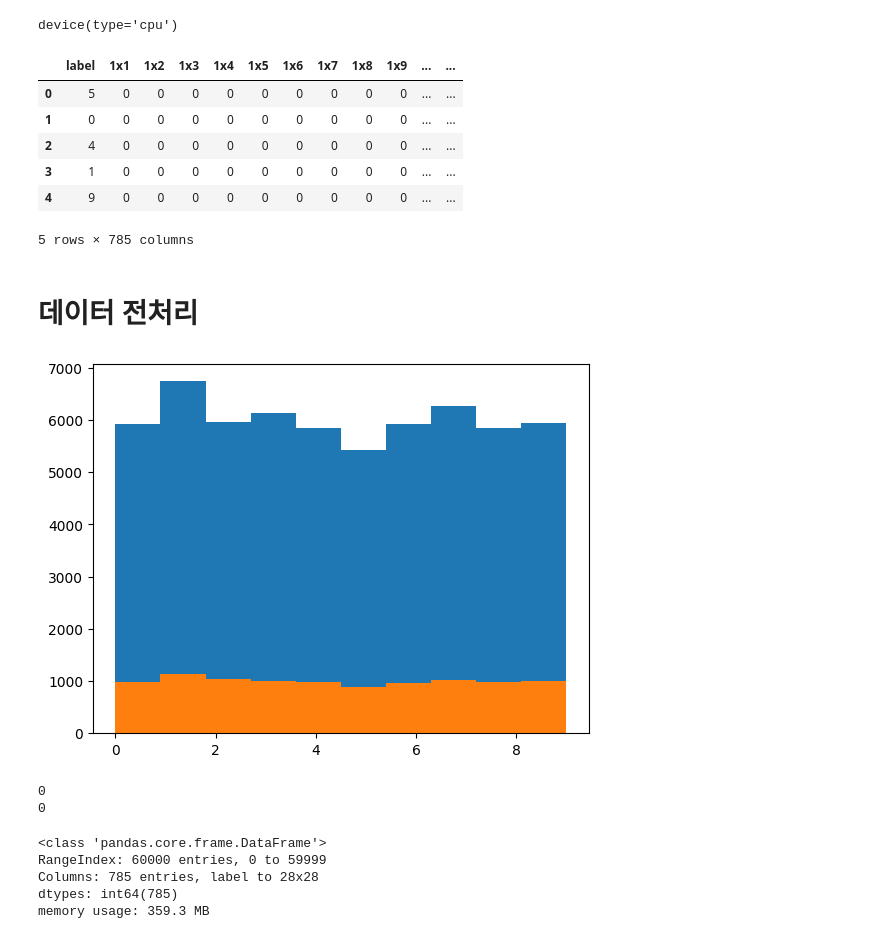
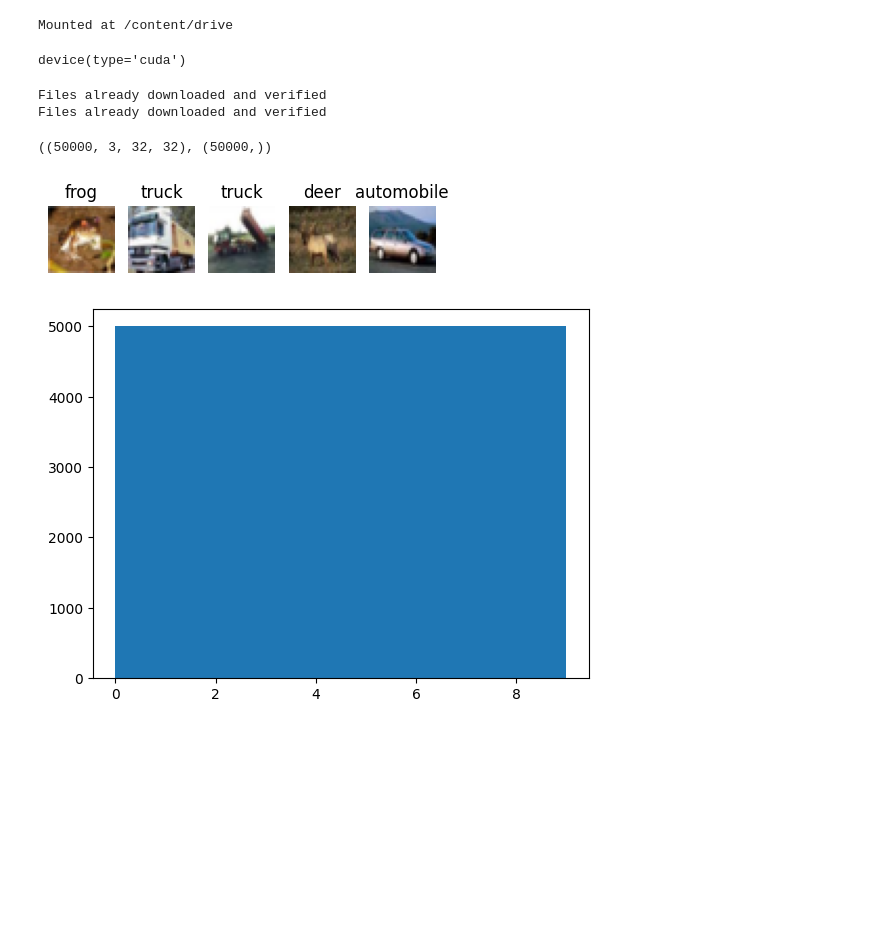
Before and after one commit to gsa-projects/ai-learning-study, a Jupyter notebook: M04_01.ipynb, the cells around one changed output. Cells and saved outputs as stored; diff of their text form; code cells hidden in the pictures; blank space fills up the shorter version.

```diff
--- a/M04_01.ipynb
+++ b/M04_01.ipynb
@@ -32,43 +42,50 @@ Requirement already satisfied: mpmath>=0.19 in c:\users\rhseung\appdata\local\pr
 # %%
-# drive.mount('/content/drive')
-# data_dir = '/content/drive/MyDrive/ml-class-rhseung/data'
-data_dir = './data'
+drive.mount('/content/drive')
+data_dir = '/content/drive/MyDrive/ml-class-rhseung/data/'
+# data_dir = './data'
 device = torch.device('cuda' if torch.cuda.is_available() else 'cpu')
+
 device
 # %% [output]
-device(type='cpu')
+Mounted at /content/drive
+device(type='cuda')
-# %%
-train_data = pd.read_csv(f'{data_dir}/mnist_train.csv')
-test_data = pd.read_csv(f'{data_dir}/mnist_test.csv')
-
-train_data.head()
-# %% [output]
-|  | label | 1x1 | 1x2 | 1x3 | 1x4 | 1x5 | 1x6 | 1x7 | 1x8 | 1x9 | ... | ... |
-| 0 | 5 | 0 | 0 | 0 | 0 | 0 | 0 | 0 | 0 | 0 | ... | ... |
-| 1 | 0 | 0 | 0 | 0 | 0 | 0 | 0 | 0 | 0 | 0 | ... | ... |
-| 2 | 4 | 0 | 0 | 0 | 0 | 0 | 0 | 0 | 0 | 0 | ... | ... |
-| 3 | 1 | 0 | 0 | 0 | 0 | 0 | 0 | 0 | 0 | 0 | ... | ... |
-| 4 | 9 | 0 | 0 | 0 | 0 | 0 | 0 | 0 | 0 | 0 | ... | ... |
-5 rows × 785 columns
-# %% [markdown]
-# 데이터 전처리
+# %%
+train_and_valid_dset = datasets.CIFAR10(
+    root=data_dir,
+    train=True,
+    download=True,
+    transform=transforms.ToTensor()
+)
+
+test_dset = datasets.CIFAR10(
+    root=data_dir,
+    train=False,
+    download=True,
+    transform=transforms.ToTensor()
+)
+# %% [output]
+Files already downloaded and verified
+Files already downloaded and verified
+# %%
+class_maps = train_and_valid_dset.classes
+
+X = np.array(train_and_valid_dset.data).transpose(0, 3, 1, 2)
+Y = np.array(train_and_valid_dset.targets)
+
+X.shape, Y.shape
+# %% [output]
+((50000, 3, 32, 32), (50000,))
+# %%
+fig, ax = plt.subplots(1, 5, figsize=(5, 2))
+
+for i in range(ax.shape[0]):
+    ax[i].imshow(X[i].transpose(1, 2, 0))   # .imshow 는 (32, 32, 3) 형식으로 받아야 한다고 함
+    ax[i].set_title(class_maps[Y[i]])
+    ax[i].axis('off')
+# %% [output]
+[figure, added]
 # %%
-plt.hist(train_data['label'])
-plt.hist(test_data['label'])
+plt.hist(Y)
 plt.show()
 # %% [output]
-[figure, old version]
+[figure, new version]
-# %%
-print(train_data.isnull().sum().sum())
-print(test_data.isnull().sum().sum())
-# %% [output]
-0
-0
-# %%
-train_data.info()
-# %% [output]
-<class 'pandas.core.frame.DataFrame'>
-RangeIndex: 60000 entries, 0 to 59999
-Columns: 785 entries, label to 28x28
-dtypes: int64(785)
-memory usage: 359.3 MB
```
Also changed, not shown: parts of 48 cells of this notebook, 1 other file.
